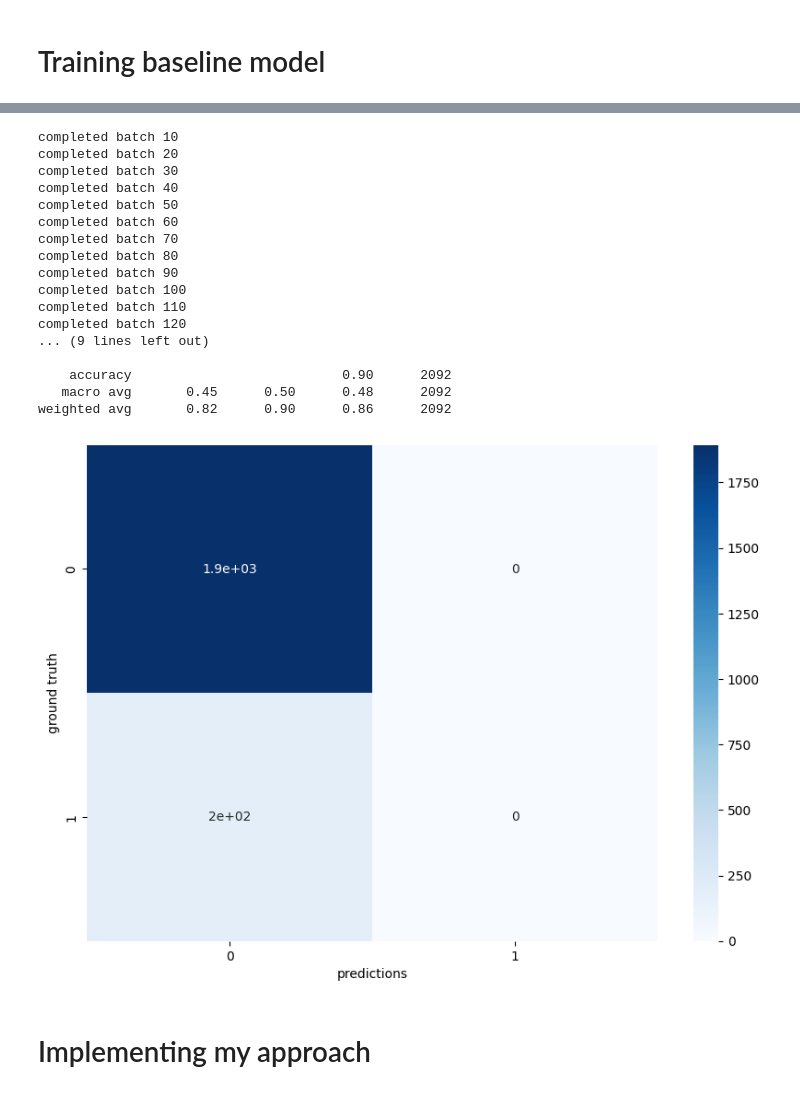
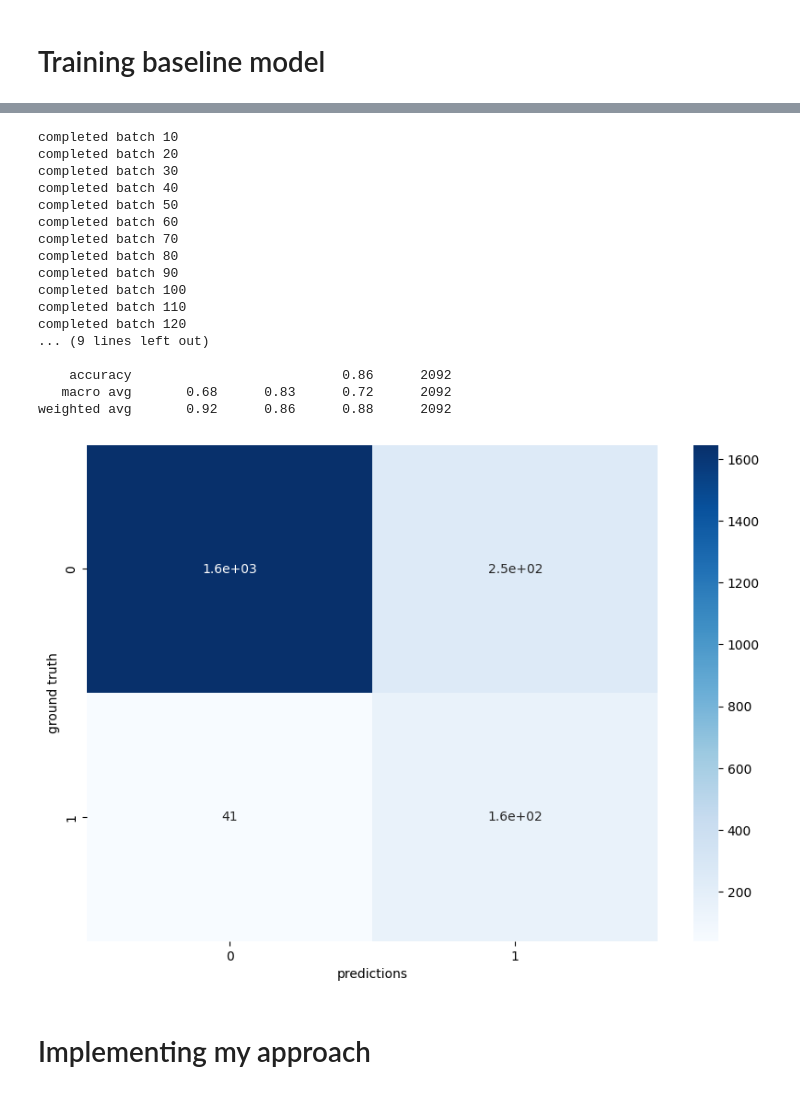
Before and after one commit to PingPianoPong/60035NaturalLanguageProcessingCW, a Jupyter notebook: main.ipynb, the cells around one changed output, grey strips where cells are left out. Saved outputs shown, nothing was run; the diff lists cells and outputs as text; code cells hidden in the pictures.

Commit message:
test: trained a 2nd good baseline

```diff
--- a/main.ipynb
+++ b/main.ipynb
@@ -255,7 +255,7 @@ epoch: 9, batch: 144, loss: 0.32755, lr: 0.0000001
 # %%
 tokenizer = AutoTokenizer.from_pretrained("FacebookAI/roberta-base")
 model = RobertaForSequenceClassification.from_pretrained("FacebookAI/roberta-base").to(device)
-saved_state = torch.load("./baseline_models/model.pth")
+saved_state = torch.load("./baseline_models/model_1.pth")
 model.load_state_dict(saved_state['model_state_dict'])
 
 predictions, ground_truths = [], []
@@ -294,37 +294,37 @@ INFO:httpx:HTTP Request: HEAD https://huggingface.co/FacebookAI/roberta-base/res
 INFO:httpx:HTTP Request: HEAD https://huggingface.co/api/resolve-cache/models/FacebookAI/roberta-base/e2da8e2f811d1448a5b465c236feacd80ffbac7b/config.json "HTTP/1.1 200 OK"
 INFO:httpx:HTTP Request: HEAD https://huggingface.co/FacebookAI/roberta-base/resolve/main/tokenizer_config.json "HTTP/1.1 307 Temporary Redirect"
 INFO:httpx:HTTP Request: HEAD https://huggingface.co/api/resolve-cache/models/FacebookAI/roberta-base/e2da8e2f811d1448a5b465c236feacd80ffbac7b/tokenizer_config.json "HTTP/1.1 200 OK"
 INFO:httpx:HTTP Request: GET https://huggingface.co/api/models/FacebookAI/roberta-base/tree/main/additional_chat_templates?recursive=false&expand=false "HTTP/1.1 404 Not Found"
 INFO:httpx:HTTP Request: GET https://huggingface.co/api/models/FacebookAI/roberta-base/tree/main?recursive=true&expand=false "HTTP/1.1 200 OK"
 INFO:httpx:HTTP Request: HEAD https://huggingface.co/FacebookAI/roberta-base/resolve/main/config.json "HTTP/1.1 307 Temporary Redirect"
 INFO:httpx:HTTP Request: HEAD https://huggingface.co/api/resolve-cache/models/FacebookAI/roberta-base/e2da8e2f811d1448a5b465c236feacd80ffbac7b/config.json "HTTP/1.1 200 OK"
 INFO:httpx:HTTP Request: HEAD https://huggingface.co/FacebookAI/roberta-base/resolve/main/model.safetensors "HTTP/1.1 302 Found"
 RobertaForSequenceClassification LOAD REPORT from: FacebookAI/roberta-base
 Key                             | Status     |
 --------------------------------+------------+-
 ... (10 lines left out)
 
 Notes:
 - UNEXPECTED    :can be ignored when loading from different task/architecture; not ok if you expect identical arch.
 - MISSING       :those params were newly initialized because missing from the checkpoint. Consider training on your downstream task.
 completed batch 10
 completed batch 20
 completed batch 30
 completed batch 40
 completed batch 50
 completed batch 60
 completed batch 70
 completed batch 80
 completed batch 90
 completed batch 100
 completed batch 110
 completed batch 120
 ... (9 lines left out)
 
-    accuracy                           0.90      2092
-   macro avg       0.45      0.50      0.48      2092
-weighted avg       0.82      0.90      0.86      2092
+    accuracy                           0.86      2092
+   macro avg       0.68      0.83      0.72      2092
+weighted avg       0.92      0.86      0.88      2092
-[figure, old version]
+[figure, new version]
 # %% [markdown]
 # Implementing my approach
 # %%
```
Also changed, not shown: parts of 2 cells of this notebook, 2 other files.
